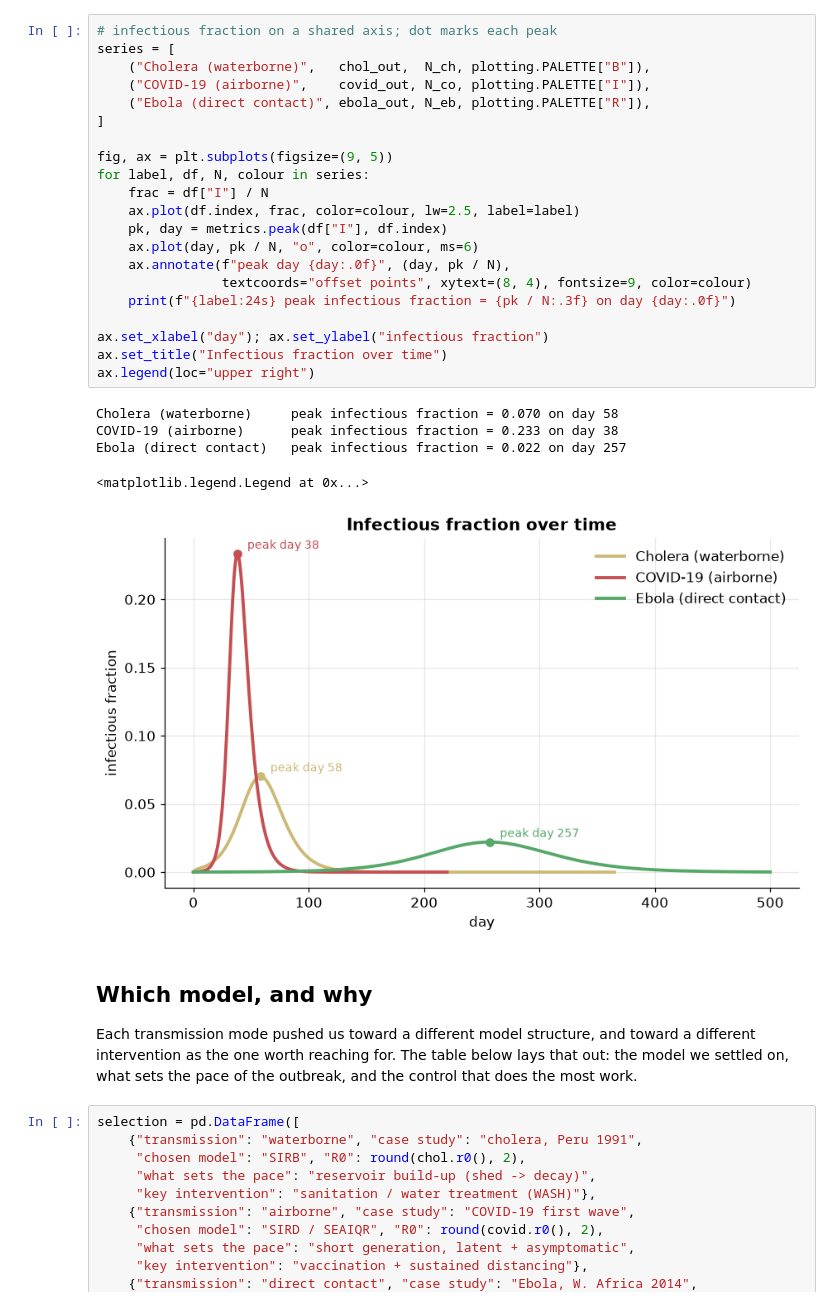
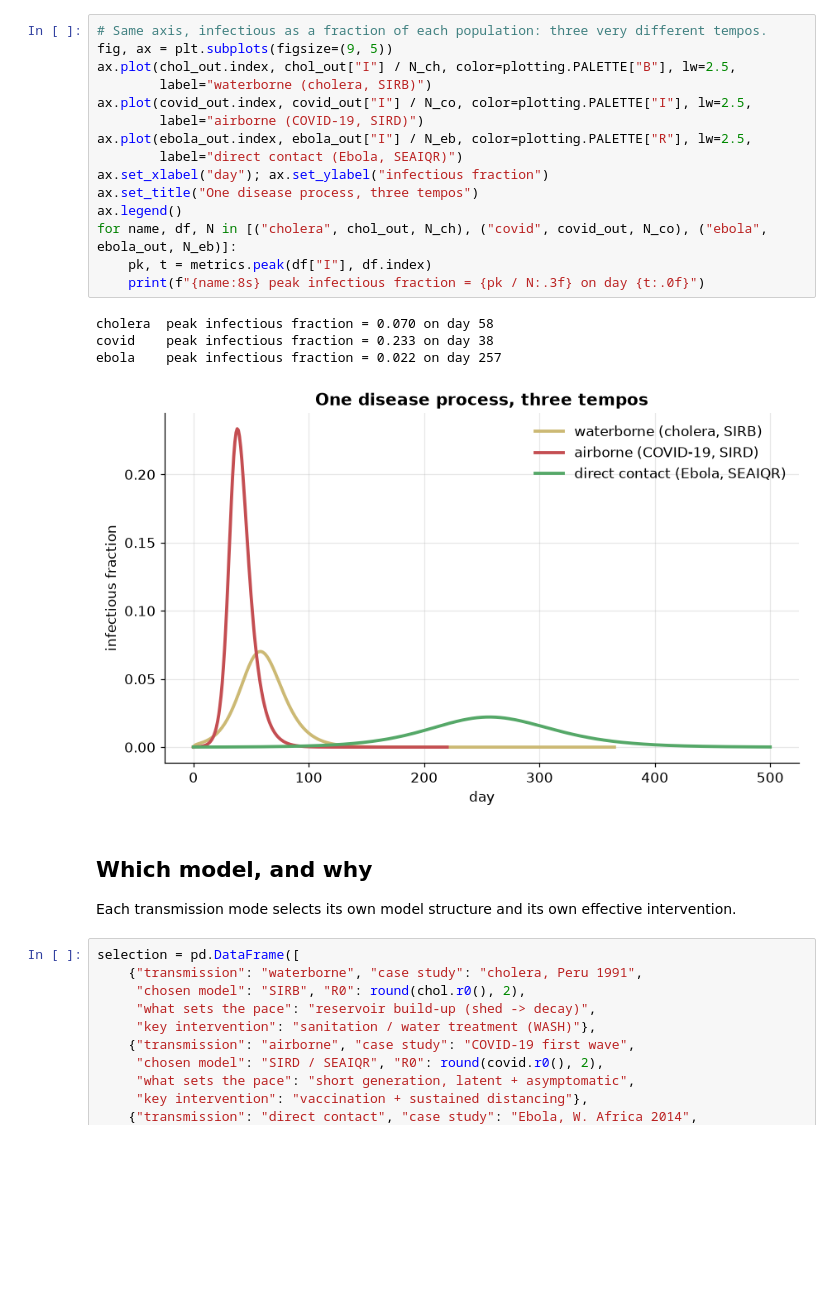
Before and after one commit to isabellamwest/Living_Systems_Project, a Jupyter notebook: conclusion/synthesis.ipynb, the cells around one changed output. Saved outputs shown, nothing was run; the diff lists cells and outputs as text; blank space fills up the shorter version.

```diff
--- a/conclusion/synthesis.ipynb
+++ b/conclusion/synthesis.ipynb
@@ -51,36 +47,29 @@ print("re-simulated all three case studies")
 # %% [output]
 re-simulated all three case studies
 # %%
-# infectious fraction on a shared axis; dot marks each peak
-series = [
-    ("Cholera (waterborne)",   chol_out,  N_ch, plotting.PALETTE["B"]),
-    ("COVID-19 (airborne)",    covid_out, N_co, plotting.PALETTE["I"]),
-    ("Ebola (direct contact)", ebola_out, N_eb, plotting.PALETTE["R"]),
-]
-
+# Same axis, infectious as a fraction of each population: three very different tempos.
 fig, ax = plt.subplots(figsize=(9, 5))
-for label, df, N, colour in series:
-    frac = df["I"] / N
-    ax.plot(df.index, frac, color=colour, lw=2.5, label=label)
-    pk, day = metrics.peak(df["I"], df.index)
-    ax.plot(day, pk / N, "o", color=colour, ms=6)
-    ax.annotate(f"peak day {day:.0f}", (day, pk / N),
-                textcoords="offset points", xytext=(8, 4), fontsize=9, color=colour)
-    print(f"{label:24s} peak infectious fraction = {pk / N:.3f} on day {day:.0f}")
-
+ax.plot(chol_out.index, chol_out["I"] / N_ch, color=plotting.PALETTE["B"], lw=2.5,
+        label="waterborne (cholera, SIRB)")
+ax.plot(covid_out.index, covid_out["I"] / N_co, color=plotting.PALETTE["I"], lw=2.5,
+        label="airborne (COVID-19, SIRD)")
+ax.plot(ebola_out.index, ebola_out["I"] / N_eb, color=plotting.PALETTE["R"], lw=2.5,
+        label="direct contact (Ebola, SEAIQR)")
 ax.set_xlabel("day"); ax.set_ylabel("infectious fraction")
-ax.set_title("Infectious fraction over time")
-ax.legend(loc="upper right")
+ax.set_title("One disease process, three tempos")
+ax.legend()
+for name, df, N in [("cholera", chol_out, N_ch), ("covid", covid_out, N_co), ("ebola", ebola_out, N_eb)]:
+    pk, t = metrics.peak(df["I"], df.index)
+    print(f"{name:8s} peak infectious fraction = {pk / N:.3f} on day {t:.0f}")
 # %% [output]
-Cholera (waterborne)     peak infectious fraction = 0.070 on day 58
-COVID-19 (airborne)      peak infectious fraction = 0.233 on day 38
-Ebola (direct contact)   peak infectious fraction = 0.022 on day 257
+cholera  peak infectious fraction = 0.070 on day 58
+covid    peak infectious fraction = 0.233 on day 38
+ebola    peak infectious fraction = 0.022 on day 257
-<matplotlib.legend.Legend at 0x...>
-[figure, old version]
+[figure, new version]
 # %% [markdown]
 ## Which model, and why
 
-Each transmission mode pushed us toward a different model structure, and toward a different intervention as the one worth reaching for. The table below lays that out: the model we settled on, what sets the pace of the outbreak, and the control that does the most work.
+Each transmission mode selects its own model structure and its own effective intervention.
 # %%
 selection = pd.DataFrame([
     {"transmission": "waterborne", "case study": "cholera, Peru 1991",
```
Also changed, not shown: parts of 7 cells of this notebook.
